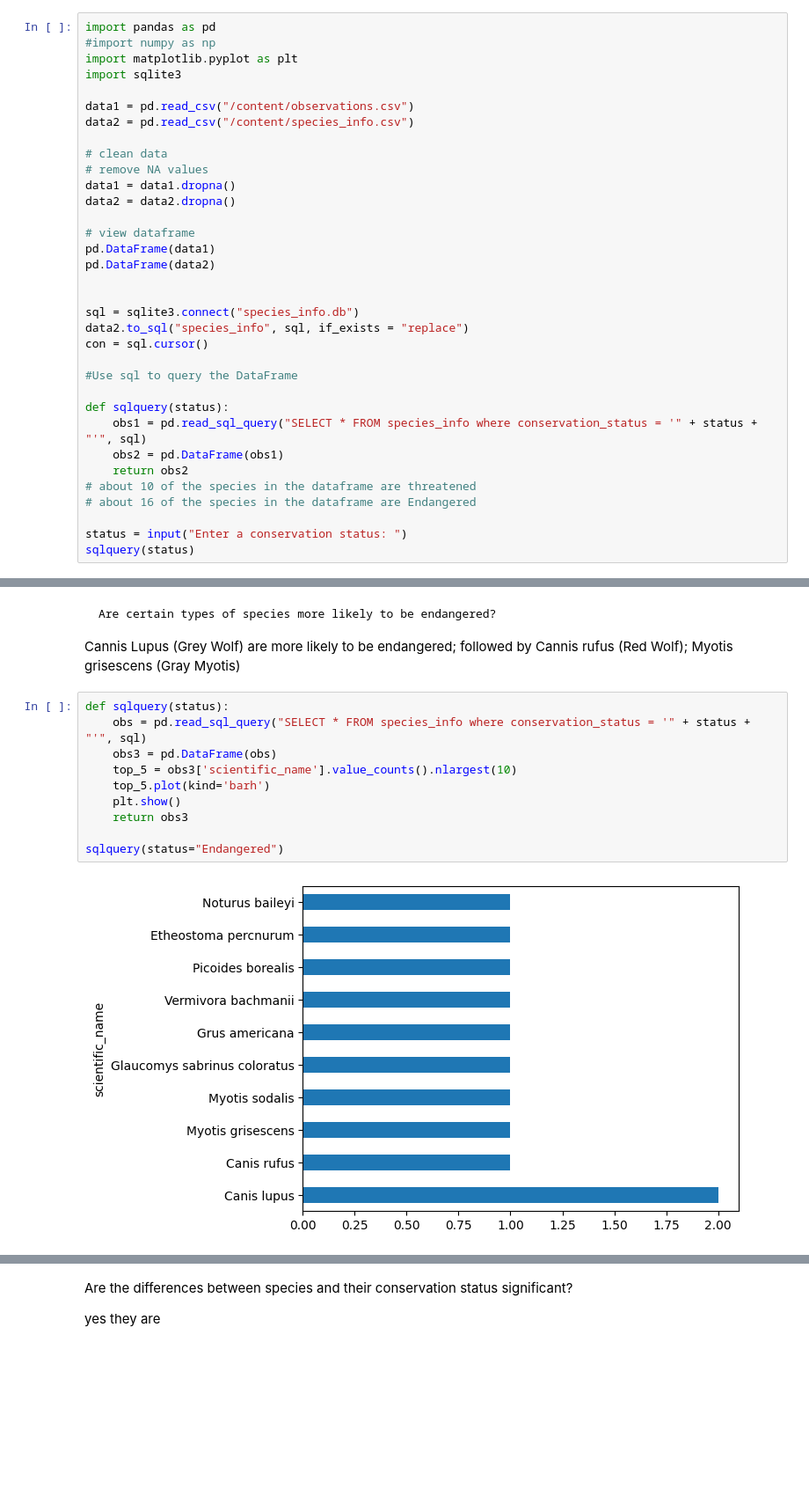
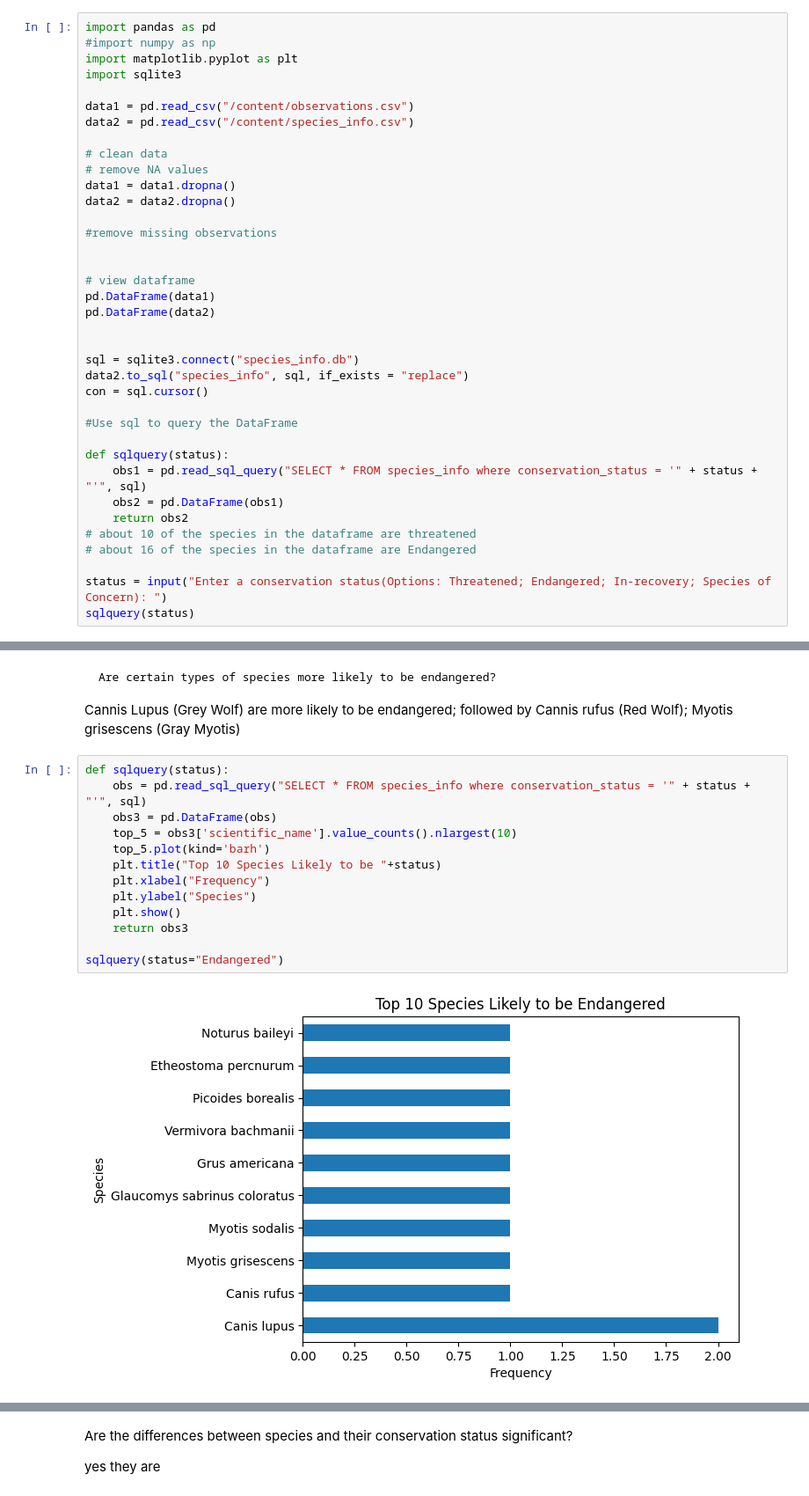
Before and after one commit to bridgetmanu/Data-as-a-Lens---Investigating-Wildlife-Conservation-Patterns, a Jupyter notebook: source code.ipynb, the cells around one changed output, grey strips where cells are left out. Shown at 88% size. Drawn from its saved outputs; the diff is of its cells as text; blank space fills up the shorter version.

```diff
--- a/source code.ipynb
+++ b/source code.ipynb
@@ -15,6 +15,9 @@ data2 = pd.read_csv("/content/species_info.csv")
 # remove NA values
 data1 = data1.dropna()
 data2 = data2.dropna()
+
+#remove missing observations
+
 
 # view dataframe
 pd.DataFrame(data1)
@@ -34,5 +37,5 @@ def sqlquery(status):
 # about 10 of the species in the dataframe are threatened
 # about 16 of the species in the dataframe are Endangered
 
-status = input("Enter a conservation status: ")
+status = input("Enter a conservation status(Options: Threatened; Endangered; In-recovery; Species of Concern): ")
 sqlquery(status)
@@ -62,15 +87,18 @@ Myotis grisescens (Gray Myotis)
 # %%
 def sqlquery(status):
     obs = pd.read_sql_query("SELECT * FROM species_info where conservation_status = '" + status + "'", sql)
     obs3 = pd.DataFrame(obs)
     top_5 = obs3['scientific_name'].value_counts().nlargest(10)
     top_5.plot(kind='barh')
+    plt.title("Top 10 Species Likely to be "+status)
+    plt.xlabel("Frequency")
+    plt.ylabel("Species")
     plt.show()
     return obs3
 
 sqlquery(status="Endangered")
 # %% [output]
-[figure, old version]
+[figure, new version]
 |  | index | category | scientific_name | common_names | conservation_status |
 | 0 | 8 | Mammal | Canis lupus | Gray Wolf | Endangered |
 | 1 | 9 | Mammal | Canis rufus | Red Wolf | Endangered |
```
Also changed, not shown: parts of 9 cells of this notebook.
